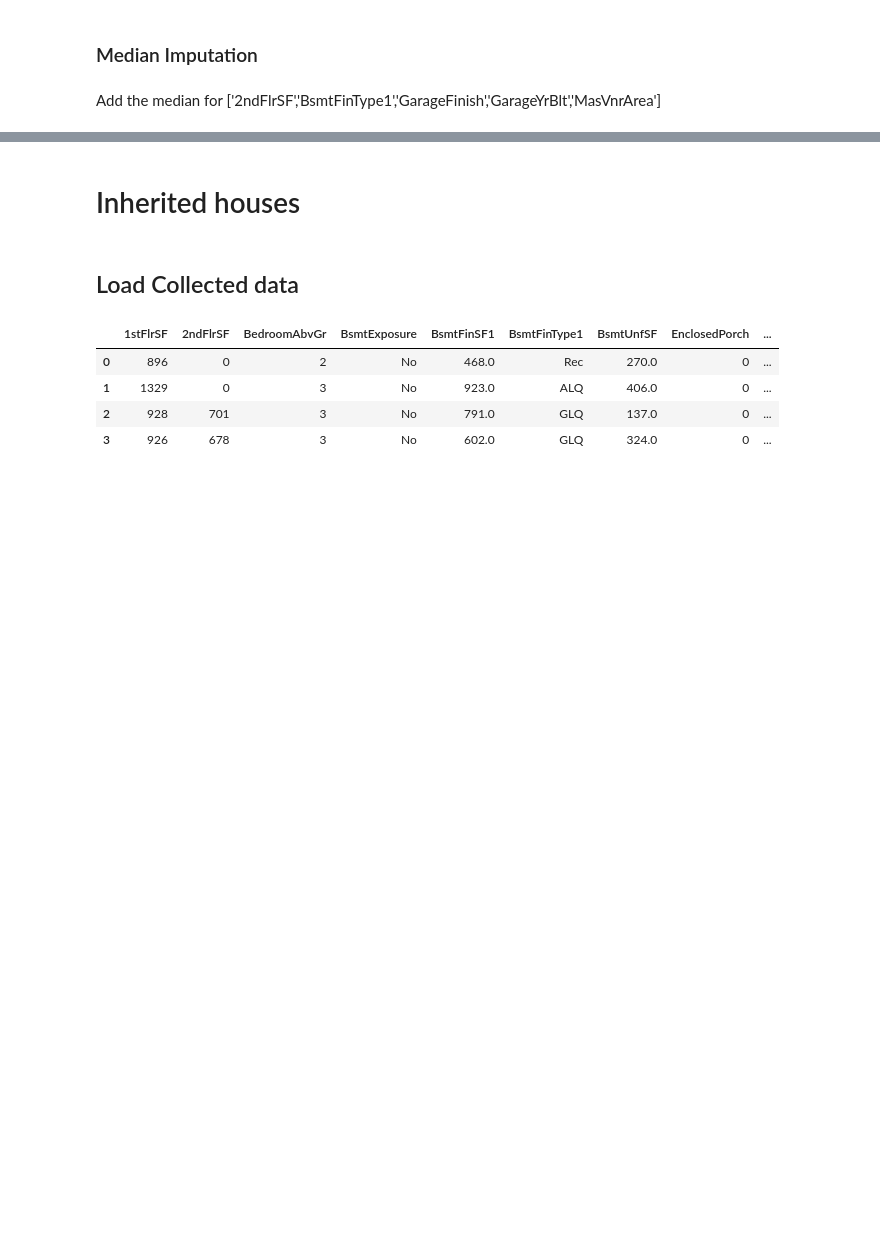
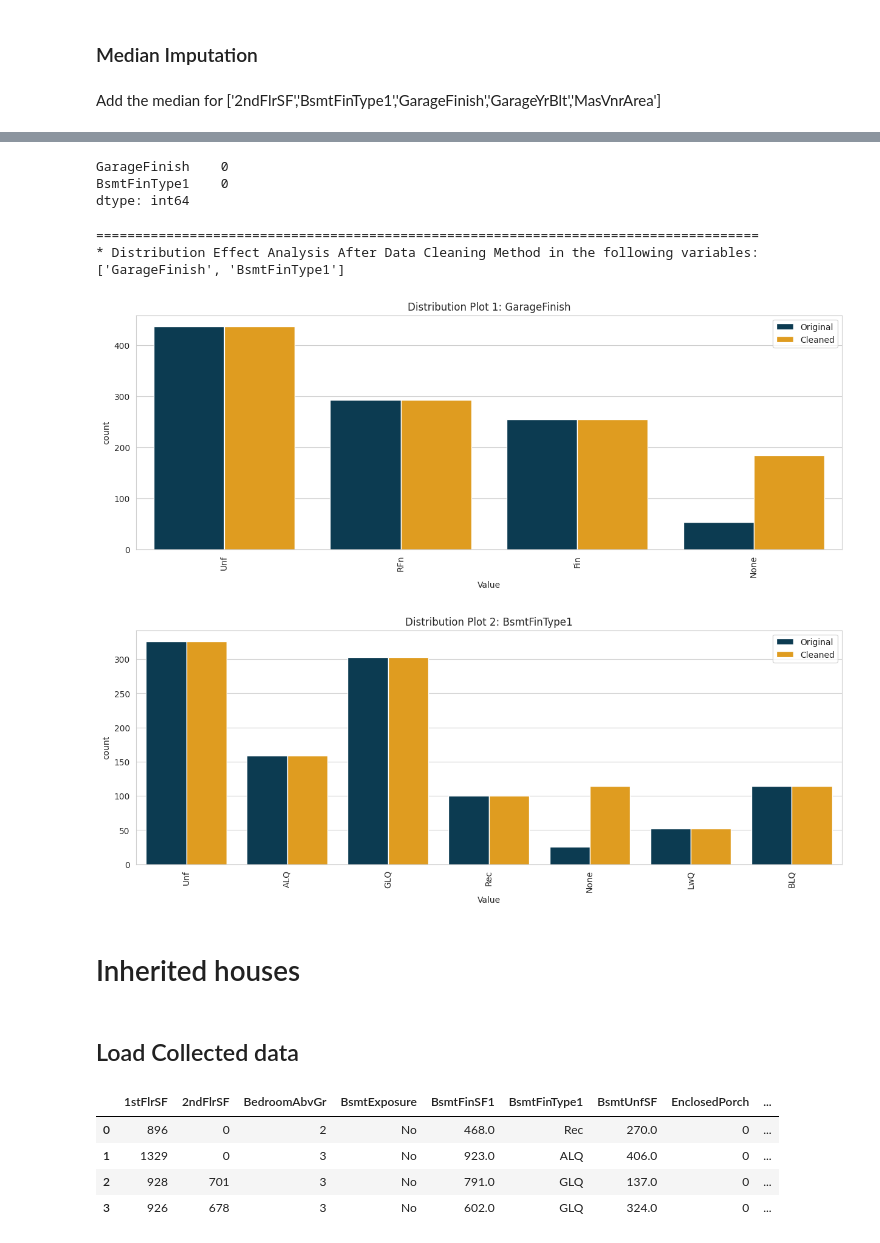
Before and after one commit to andresfgc/P5-Heritage-housing-issues, a Jupyter notebook: jupyter_notebooks/02 - DataCleaning.ipynb, the cells around one changed output, grey strips where cells are left out. Drawn from its saved outputs; the diff is of its cells as text; code cells hidden in the pictures; blank space fills up the shorter version.

```diff
--- a/jupyter_notebooks/02 - DataCleaning.ipynb
+++ b/jupyter_notebooks/02 - DataCleaning.ipynb
@@ -425,3 +469,38 @@ df_method = imputer.fit_transform(TrainSet)
+# %%
+from feature_engine.imputation import CategoricalImputer
+
+variables_categorical = ['GarageFinish' , 'BsmtFinType1']
+
+# Set up the imputer
+
+imputer = CategoricalImputer(
+    imputation_method='missing',
+    fill_value='None',
+    variables=variables_categorical)
+
+#Find mean values
+imputer.fit(TrainSet)
+#df_method = imputer.fit_transform(TrainSet)
+
+df_method = imputer.transform(TrainSet)
+# %%
+#Check for NA
+
+df_method[['GarageFinish' , 'BsmtFinType1']].isnull().sum()
+# %% [output]
+GarageFinish    0
+BsmtFinType1    0
+dtype: int64
+# %%
+DataCleaningResult(df=TrainSet,
+                      df_cleaned=df_method,
+                      variables=variables_categorical)
+# %% [output]
+=====================================================================================
+* Distribution Effect Analysis After Data Cleaning Method in the following variables:
+['GarageFinish', 'BsmtFinType1']
+[figure, added]
+[figure, added]
 # %% [markdown]
 # Inherited houses
 # %% [markdown]
```
Also changed, not shown: parts of 8 cells of this notebook.
